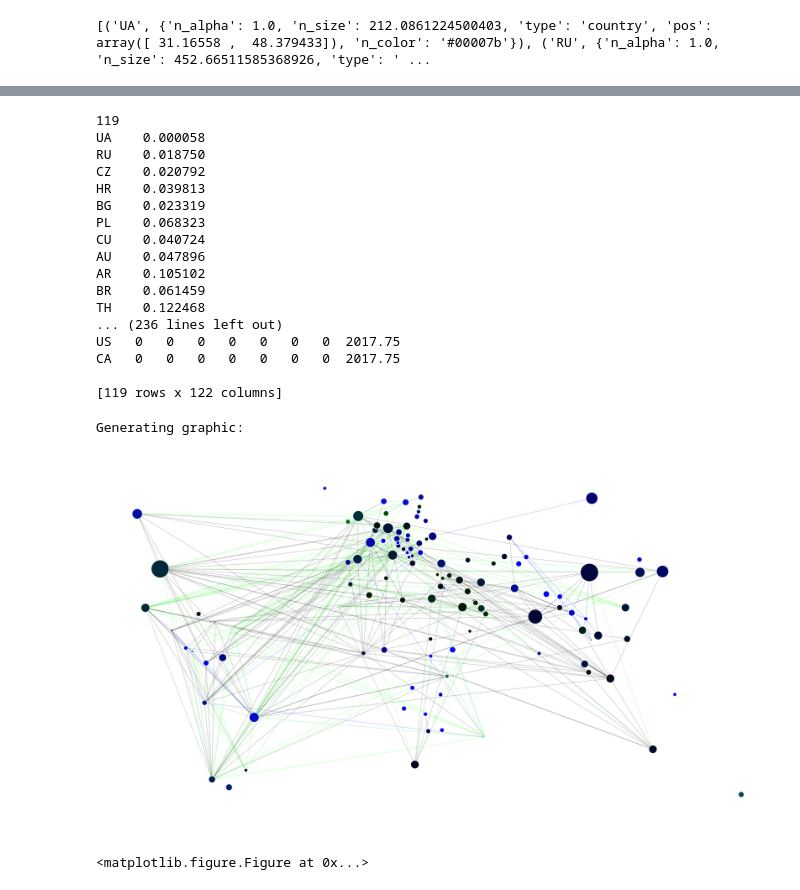
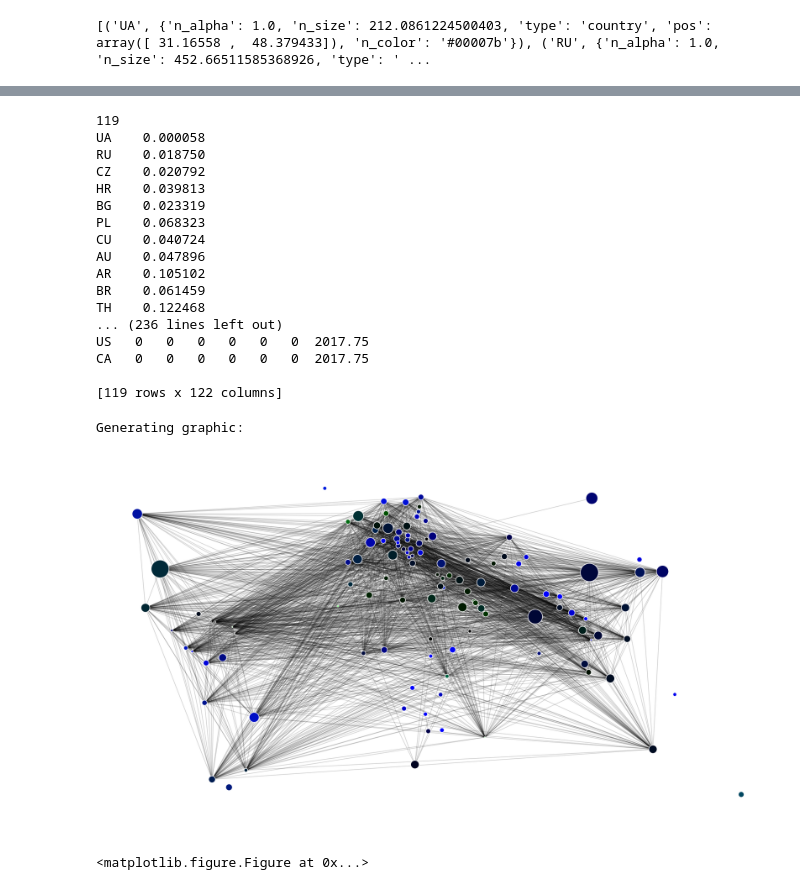
Before and after one commit to Lkruitwagen/power_sector_networks, a Jupyter notebook: network_graph-country_jpnb.ipynb, the cells around one changed output, grey strips where cells are left out. Saved outputs shown, nothing was run; the diff lists cells and outputs as text; code cells hidden in the pictures.

```diff
--- a/network_graph-country_jpnb.ipynb
+++ b/network_graph-country_jpnb.ipynb
@@ -29,6 +34,6 @@ WEPP_FILES/2017-Q4-DEC
 # %%
 """ let's load in our WEPP db"""
-wepp_df = get_wepp(folder)
+wepp_df = get_wepp(chosen_db)
 # %% [output]
 csv ALLUNITS
 # %%
@@ -216,0 +190,6 @@ calculated carbon and MWs:
+# %%
+""" let's get the main matrix"""
+df = calculate_CCCE(wepp_df, threshold=2000, threshold_column='mw')
+
+print df
+#dataframe is m_companies by n_countries with additional columns for total MW and CCCE
@@ -291,16 +320,23 @@ Generating country nodes ...
 edges=[]
 
 #Adjacency matrices in MW
-ADJ_green = df_green.dot(df_green.T>0.0) #MW
-ADJ_blue = df_blue.dot(df_blue.T>0.0) #MW
-ADJ_ISO =df.dot(df.T>0.0) #MW
+#ADJ_country_g = ADJ_bipartite_g.dot(ADJ_bipartite_g.T>0.0) #MW
+#ADJ_country_b = ADJ_bipartite_b.dot(ADJ_bipartite_b.T>0.0) #MW
+#ADJ_country_all =ADJ_bipartite_all.dot(ADJ_bipartite_all.T>0.0) #MW
 
-indices = list(ADJ_ISO.index)
+#print ADJ_country_all
+
+#indices = list(ADJ_ISO.index)
 
 #adjacency matrices in edge algo
-ADJ_G_algo =  (df_green/df_green.sum()).dot(df_green.T/(df_green.T.sum()))
-ADJ_B_algo = (df_blue/df_blue.sum()).dot(df_blue.T/(df_blue.T.sum()))
-ADJ_I_algo = (df/df.sum()).dot(df.T/(df.T.sum()))
+
+#Generage country-country adjacentcy matrices, normalise
+
+ADJ_country_g =  (ADJ_bipartite_g/ADJ_bipartite_g.sum()).dot(ADJ_bipartite_g.T/(ADJ_bipartite_g.T.sum()))
+ADJ_country_b = (ADJ_country_b/ADJ_country_b.sum()).dot(ADJ_country_b.T/(ADJ_country_b.T.sum()))
+ADJ_country_all = (ADJ_country_all/ADJ_country_all.sum()).dot(ADJ_country_all.T/(ADJ_country_all.T.sum()))
+
+print ADJ_country_all
 
 
 #for k1,k2s in ADJ_ISO.to_dict(orient='index').items():
@@ -312,19 +348,19 @@ ADJ_I_algo = (df/df.sum()).dot(df.T/(df.T.sum()))
 
 #df_ISO_pairs =  [ (k1,k2,v) for k2,v in k2s.items() for k1,k2s in ADJ_ISO.to_dict(orient='index').items()]
 
-df_ISO_pairs =  [ {k:v for k,v in m.items() if v>0.0} for m in ADJ_ISO.to_dict(orient='rows')]
-df_ISO_pairs = dict(zip(indices,df_ISO_pairs))
+df_all_pairs =  [ {k:v for k,v in m.items() if v>0.0} for m in ADJ_country_all.to_dict(orient='rows')]
+df_all_pairs = dict(zip(ADJ_country_all.index.values,df_all_pairs))
 
 
-df_green_pairs =  [ {k:v for k,v in m.items() if v>0.0} for m in ADJ_green.to_dict(orient='rows')]
-df_green_pairs = dict(zip(indices,df_green_pairs))
+df_green_pairs =  [ {k:v for k,v in m.items() if v>0.0} for m in ADJ_country_g.to_dict(orient='rows')]
+df_green_pairs = dict(zip(ADJ_country_g.index.values,df_green_pairs))
 
-df_blue_pairs =  [ {k:v for k,v in m.items() if v>0.0} for m in ADJ_blue.to_dict(orient='rows')]
-df_blue_pairs = dict(zip(indices,df_blue_pairs))
+df_blue_pairs =  [ {k:v for k,v in m.items() if v>0.0} for m in ADJ_country_b.to_dict(orient='rows')]
+df_blue_pairs = dict(zip(ADJ_country_b.index.values,df_blue_pairs))
 
     #print df_ISO_pairs
 
-for k,v in df_ISO_pairs.items():
+for k,v in df_all_pairs.items():
     v.pop(k,None)
 
     for k2,v2 in v.items():
@@ -352,14 +404,14 @@ print edges
 # %%
 """ prep data for analysis """
-m = len(ADJ_I_algo)
+m = len(ADJ_country_all)
 print m
-ADJ_G_algo.values[[np.arange(m)]*2]=0
-ADJ_B_algo.values[[np.arange(m)]*2]=0
-ADJ_I_algo.values[[np.arange(m)]*2]=0
-POR_GREEN = df_green.T.sum()/df.T.sum()
+ADJ_country_g.values[[np.arange(m)]*2]=0
+ADJ_country_b.values[[np.arange(m)]*2]=0
+ADJ_country_all.values[[np.arange(m)]*2]=0
+POR_GREEN = ADJ_bipartite_g.T.sum()/ADJ_bipartite_all.T.sum()
 #print ADJ_I_algo
 print POR_GREEN
-INFLUENCE = ADJ_I_algo.T.dot(POR_GREEN) #transpose for inbound influence = general connection * green por
+INFLUENCE = ADJ_country_all.T.dot(POR_GREEN) #transpose for inbound influence = general connection * green por
 COUNTRY_1HOT = pd.get_dummies(INFLUENCE.index).set_index(INFLUENCE.index)
 #print COUNTRY_1HOT
 print INFLUENCE
@@ -382,12 +434,12 @@ AR    0.105102
 BR    0.061459
 TH    0.122468
 ... (236 lines left out)
-US   0   0   0   0   0   0   0  2017.75
-CA   0   0   0   0   0   0   0  2017.75
+US   0   0   0   0   0   0  2017.75
+CA   0   0   0   0   0   0  2017.75
 
 [119 rows x 122 columns]
 # %%
-""" make the graph """
+""" show the country-projection graph """
 G = nx.Graph()
 G.add_nodes_from(nodes)
 G.add_edges_from(edges)
@@ -434,34 +486,34 @@ x_min = min(xs)-10
 x_max = max(xs)+10
 y_min = min(ys)-10
 y_max = max(ys)+10
 
 y_lim = [y_min,y_max]
 x_lim = [x_min,x_max]
 ax.set_ylim(y_lim)
 ax.set_xlim(x_lim)
 
 ax.set_position([0,0,1,1])
 
 #print e_anchors_colors
 #print e_anchors
 nx.draw_networkx_edges(G, pos, edgelist =e_anchors,  alpha=0.2, ax=ax, edge_color=e_anchors_colors)#, nodelist=[ncenter], alpha=0.4)
 #nx.draw_networkx_edges(G, pos, edgelist =e_companies,  alpha=0.2, ax=ax, edge_color=e_companies_colors)#, nodelist=[ncenter], alpha=0.4)
 nodes_ax = nx.draw_networkx_nodes(G, pos,ax=ax, nodelist=fixed_nodes, node_size = n_cou_sizes, node_color = n_cou_colors,alpha= n_cou_alphas)#, nodelist=list(p.keys()),
                            #node_size=80,
                            #node_color=list(p.values()),
                            #cmap=plt.cm.Reds_r)
 #nodes_ax = nx.draw_networkx_nodes(G, pos,ax=ax, nodelist=company_nodes, node_size = n_com_sizes, node_color = n_com_colors,alpha= n_com_alphas)#, nodelist=list(p.keys()),
 
 
 nodes_ax.set_edgecolor('w')
 
 print 'Generating graphic: '
 plt.axis('off')
 plt.show()
 plt.savefig('output.png')
 # %% [output]
 Generating graphic:
-[figure, old version]
+[figure, new version]
 <matplotlib.figure.Figure at 0x...>
 # %%
 def generate_network_graph(nodes, edges, spring_iters=0):
```
Also changed, not shown: parts of 10 cells of this notebook.
